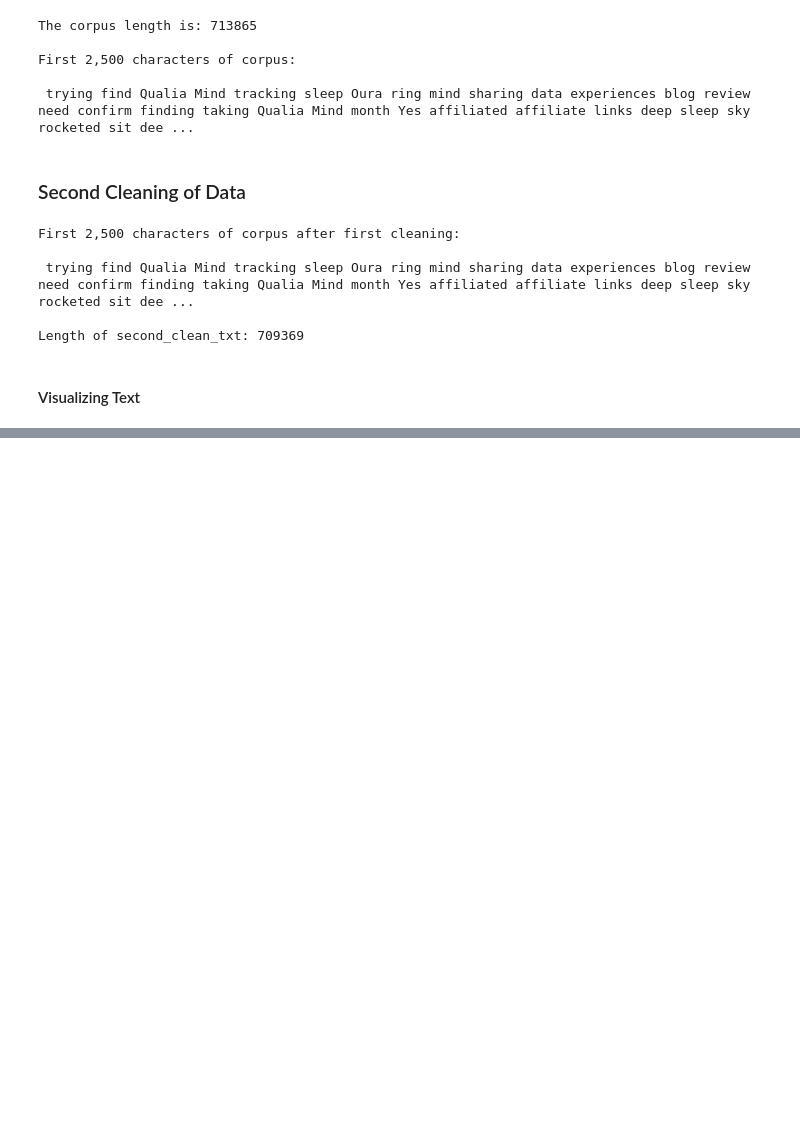
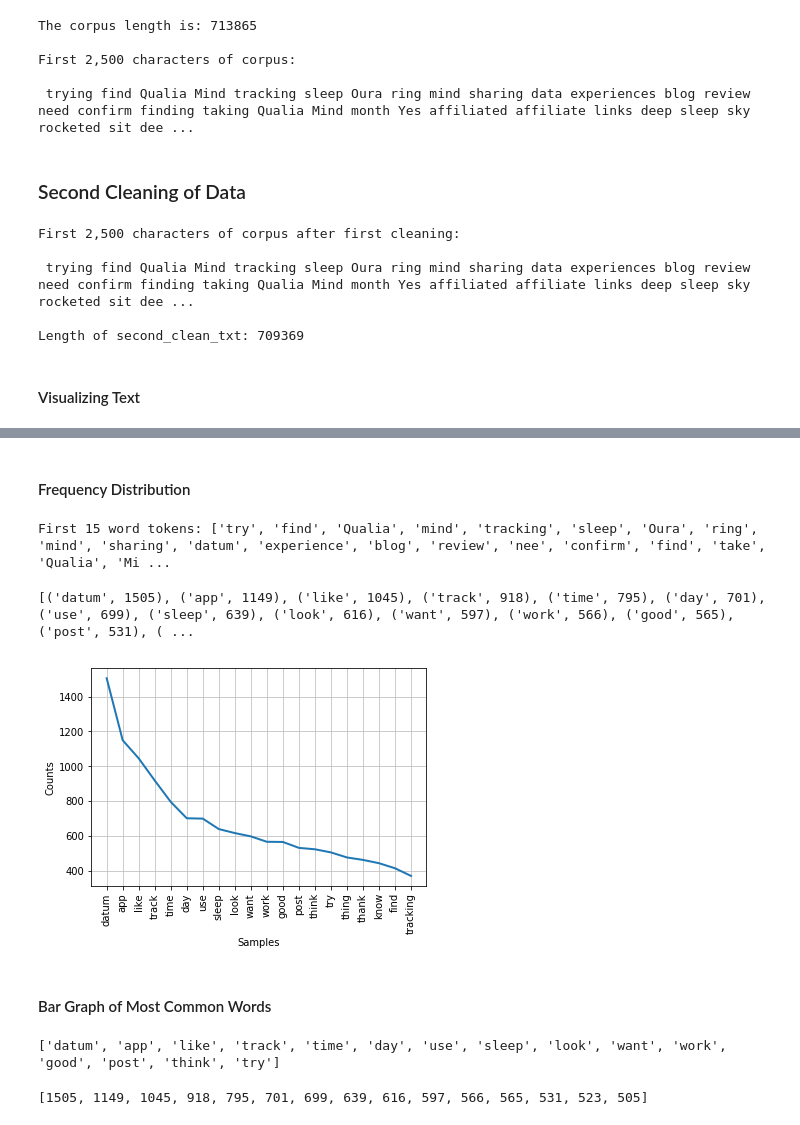
Before and after one commit to ixchelfrg/General_Assembly_DSI_Capstone, a Jupyter notebook: 02_Exploratory_Data_Analysis.ipynb, the cells around one changed output, grey strips where cells are left out. Cells and saved outputs as stored; diff of their text form; code cells hidden in the pictures; blank space fills up the shorter version.

```diff
--- a/02_Exploratory_Data_Analysis.ipynb
+++ b/02_Exploratory_Data_Analysis.ipynb
@@ -410,0 +377,36 @@ plt.show();
+# %% [markdown]
+#### Frequency Distribution
+# %%
+nltk_tokens_lemma = word_tokenize(corpus_lemma)
+print("First 15 word tokens: {}".format(nltk_tokens_lemma[:25]))
+# %% [output]
+First 15 word tokens: ['try', 'find', 'Qualia', 'mind', 'tracking', 'sleep', 'Oura', 'ring', 'mind', 'sharing', 'datum', 'experience', 'blog', 'review', 'nee', 'confirm', 'find', 'take', 'Qualia', 'Mi ...
+# %%
+fdist_lemma = nltk.FreqDist(nltk_tokens_lemma)
+print(fdist_lemma.most_common(50))
+# %% [output]
+[('datum', 1505), ('app', 1149), ('like', 1045), ('track', 918), ('time', 795), ('day', 701), ('use', 699), ('sleep', 639), ('look', 616), ('want', 597), ('work', 566), ('good', 565), ('post', 531), ( ...
+# %%
+fdist_lemma.plot(20);
+# %% [output]
+[figure, added]
+# %% [markdown]
+#### Bar Graph of Most Common Words
+# %%
+# Setting x values.
+words_lst = []
+for word in fdist_lemma.most_common(15):
+    words_lst.append(word[0])
+x = words_lst
+print(x)
+# %% [output]
+['datum', 'app', 'like', 'track', 'time', 'day', 'use', 'sleep', 'look', 'want', 'work', 'good', 'post', 'think', 'try']
+# %%
+# Setting y values.
+counts_lst = []
+for count in fdist_lemma.most_common(15):
+    counts_lst.append(count[1])
+y = counts_lst
+print(y)
+# %% [output]
+[1505, 1149, 1045, 918, 795, 701, 699, 639, 616, 597, 566, 565, 531, 523, 505]
```
Also changed, not shown: parts of 62 cells of this notebook, 19 other files.
